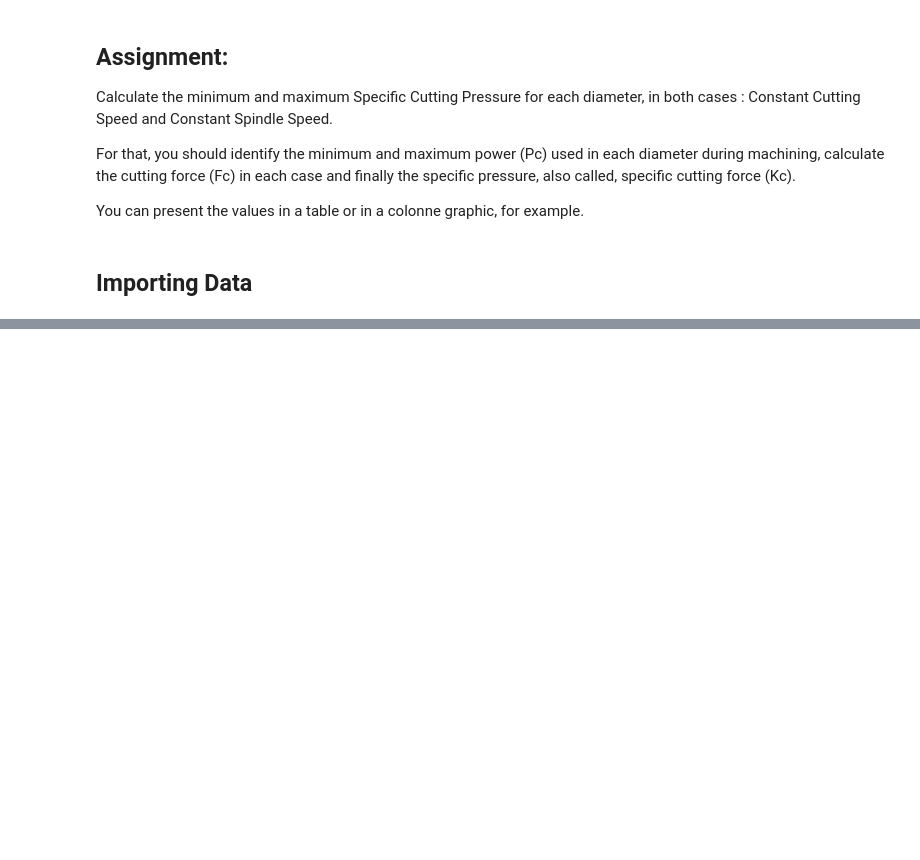
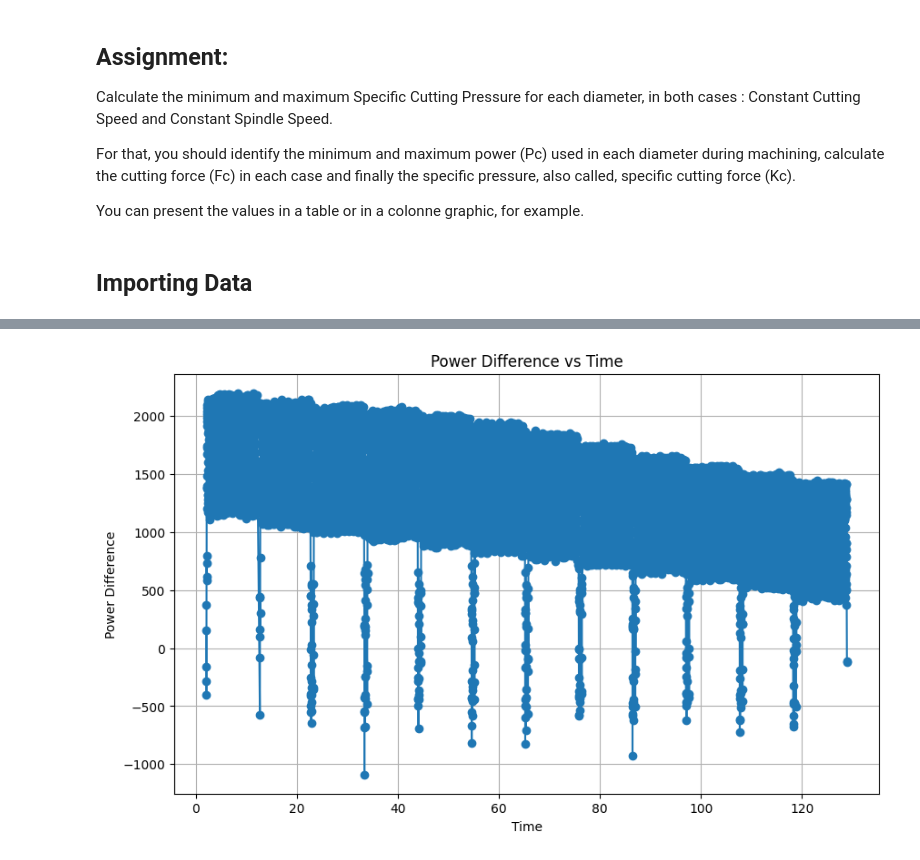
Before and after one commit to DanTrisi/MASSM-Daniele, a Jupyter notebook: FirstAssignmentDanieleTrisotto.ipynb, the cells around one changed output, grey strips where cells are left out. Cells and saved outputs as stored; diff of their text form; code cells hidden in the pictures; blank space fills up the shorter version.

```diff
--- a/FirstAssignmentDanieleTrisotto.ipynb
+++ b/FirstAssignmentDanieleTrisotto.ipynb
@@ -138,0 +128,10 @@ prog_pos_x
+# %%
+plt.figure(figsize=(10, 6))
+plt.plot(dfC1200_filtered['time'], dfC1200_filtered['power_diff'], marker='o', linestyle='-')
+plt.xlabel('Time')
+plt.ylabel('Power Difference')
+plt.title('Power Difference vs Time')
+plt.grid(True)
+plt.show()
+# %% [output]
+[figure, added]
```
Also changed, not shown: parts of 15 cells of this notebook, 2 other files.
